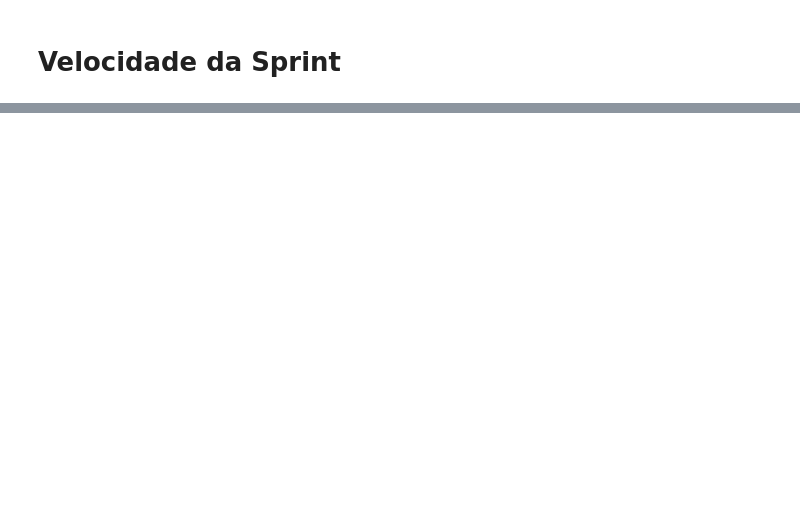
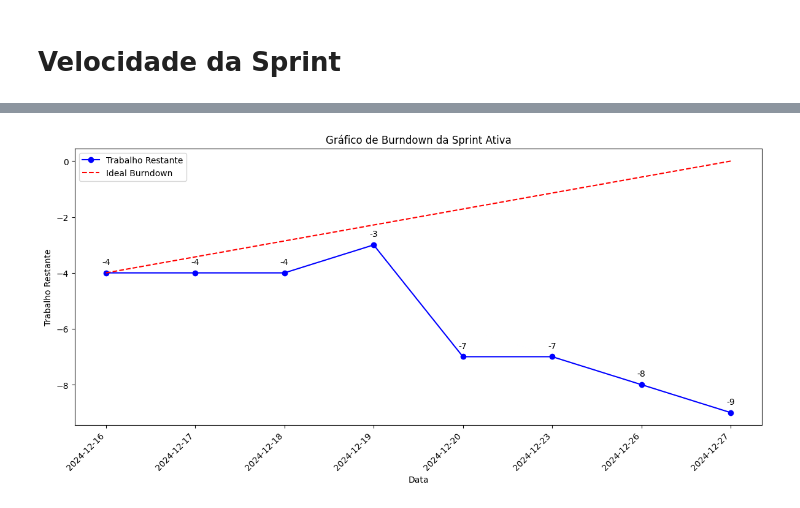
Before and after one commit to elieziossn/JiraSprintAnalysis, a Jupyter notebook: sprintreview.ipynb, the cells around one changed output, grey strips where cells are left out. Cells and saved outputs as stored; diff of their text form; code cells hidden in the pictures; blank space fills up the shorter version.

```diff
--- a/sprintreview.ipynb
+++ b/sprintreview.ipynb
@@ -357,0 +375,27 @@ plt.show()
+# %%
+# Calcular o trabalho restante por dia
+work_remaining = plot_data['Criadas'].cumsum() - plot_data['Concluídas'].cumsum()
+
+# Criar o gráfico de burndown
+plt.figure(figsize=(12, 6))
+plt.plot(plot_data.index, work_remaining, marker='o', linestyle='-', color='blue', label='Trabalho Restante')
+
+# Adicionar linha de ideal burndown
+ideal_burndown = [work_remaining.iloc[0] - (work_remaining.iloc[0] / (len(work_remaining) - 1)) * i for i in range(len(work_remaining))]
+plt.plot(plot_data.index, ideal_burndown, linestyle='--', color='red', label='Ideal Burndown')
+
+# Personalizar o gráfico
+plt.title('Gráfico de Burndown da Sprint Ativa')
+plt.xlabel('Data')
+plt.ylabel('Trabalho Restante')
+plt.xticks(rotation=45, ha='right')
+plt.legend()
+
+# Adicionar rótulos de valor nos pontos
+for i, txt in enumerate(work_remaining):
+    plt.annotate(txt, (plot_data.index[i], work_remaining[i]), textcoords="offset points", xytext=(0,10), ha='center')
+
+plt.tight_layout()
+plt.show()
+# %% [output]
+[figure, added]
```
Also changed, not shown: parts of 22 cells of this notebook, 1 other file.
